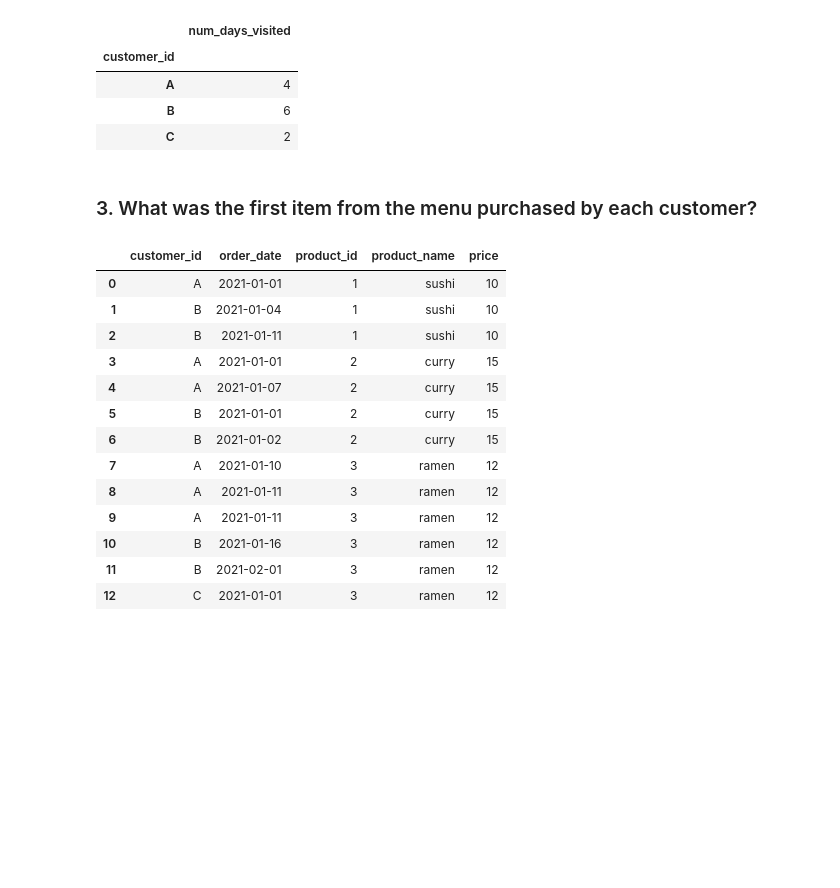
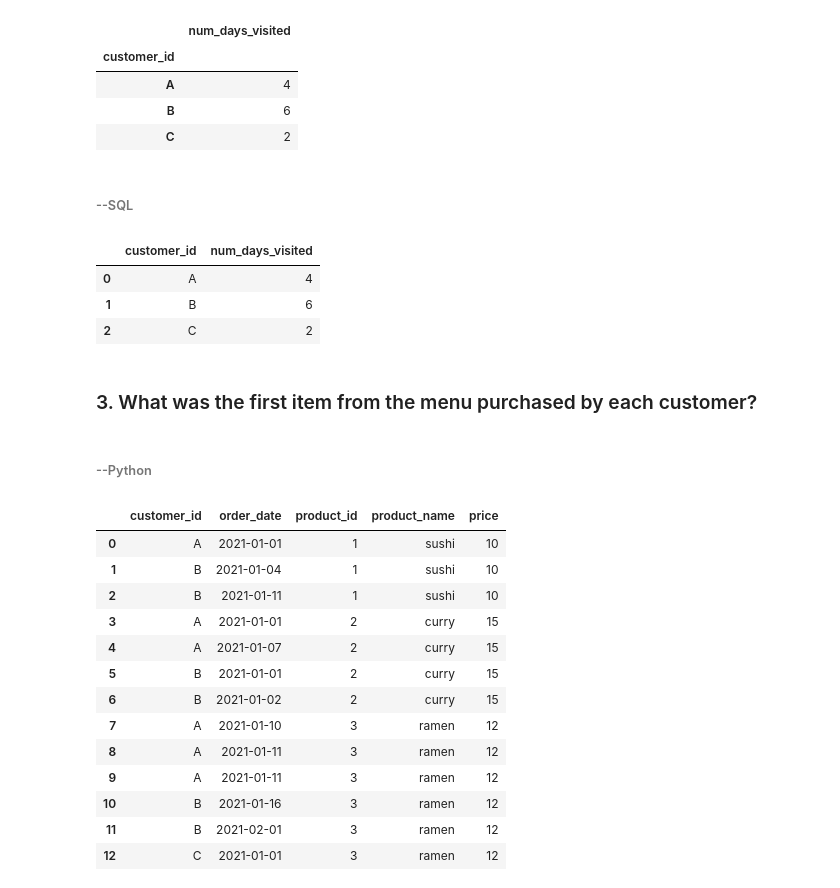
Before and after one commit to GeeSama/8weekSQLchallenge, a Jupyter notebook: dannys_diner.ipynb, the cells around one changed output. Cells and saved outputs as stored; diff of their text form; code cells hidden in the pictures; blank space fills up the shorter version.

```diff
--- a/dannys_diner.ipynb
+++ b/dannys_diner.ipynb
@@ -94,6 +171,21 @@ sales_df.drop('product_id',axis=1).groupby(['customer_id'])\
 | A | 4 |
 | B | 6 |
 | C | 2 |
+# %% [markdown]
+###### --SQL
+# %%
+pd.read_sql('''
+SELECT customer_id, COUNT(DISTINCT order_date) AS 'num_days_visited'
+FROM sales
+GROUP BY customer_id
+''', conn)
+# %% [output]
+|  | customer_id | num_days_visited |
+| 0 | A | 4 |
+| 1 | B | 6 |
+| 2 | C | 2 |
 # %% [markdown]
 ### 3. What was the first item from the menu purchased by each customer?
+# %% [markdown]
+###### --Python
 # %%
```
Also changed, not shown: parts of 33 cells of this notebook.
